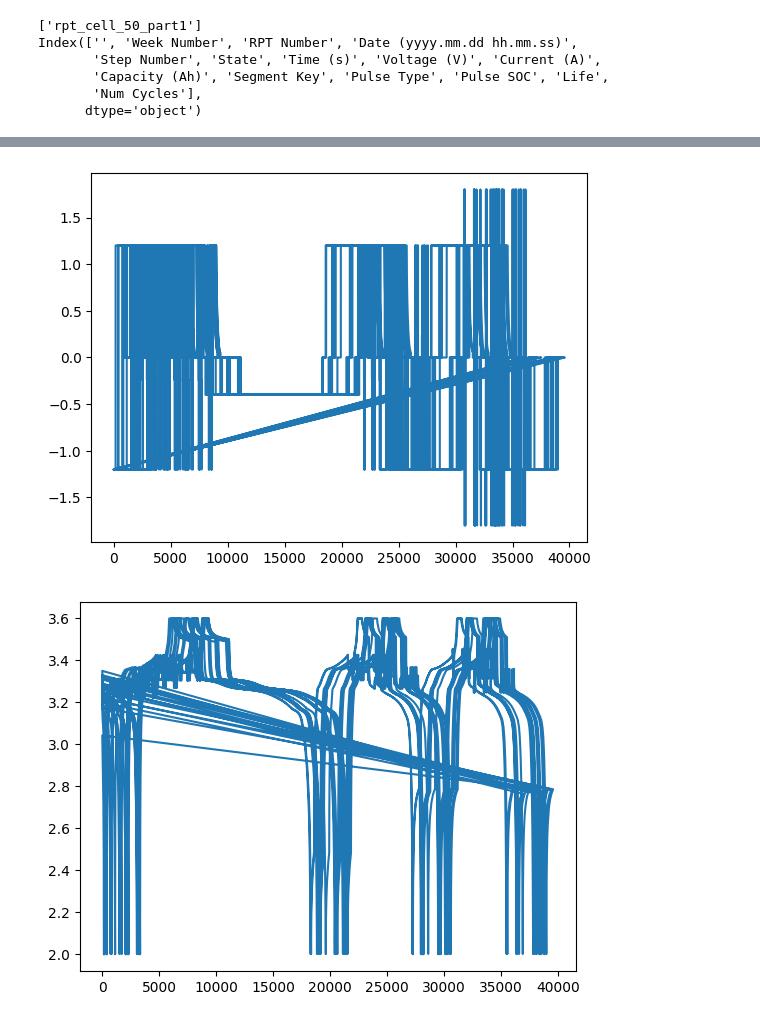
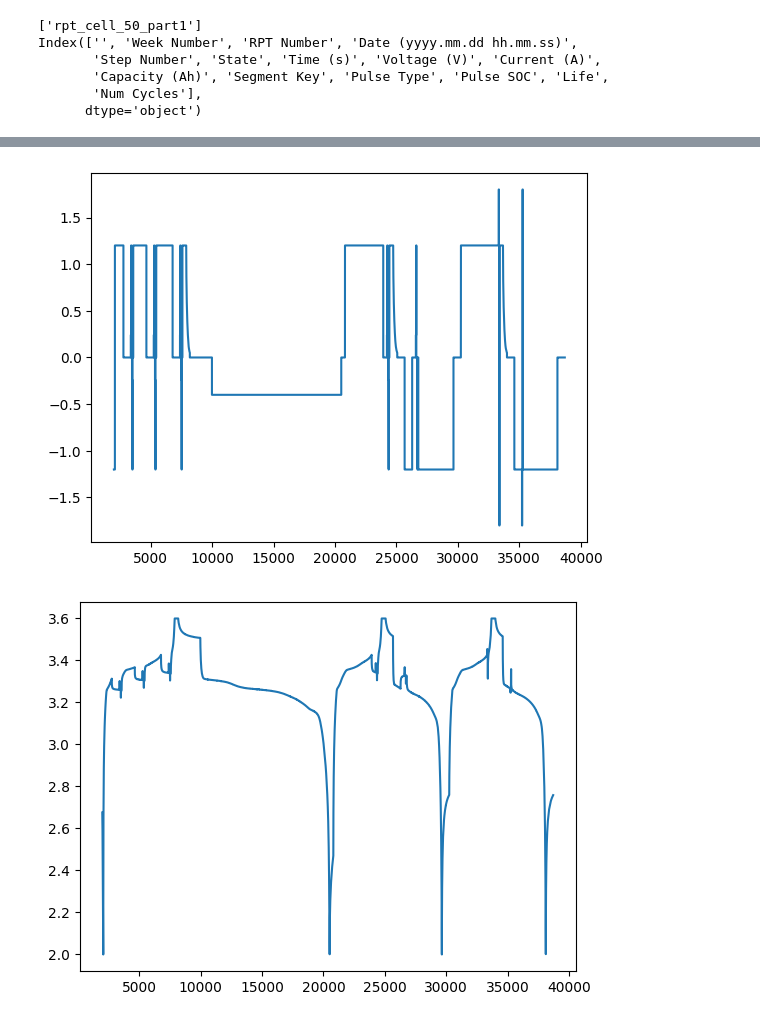
Before and after one commit to gsscala/star_dataset, a Jupyter notebook: first_analysis_data_uconn/20250917-gdtada-test_data_uconn.ipynb, the cells around one changed output, grey strips where cells are left out. Cells and saved outputs as stored; diff of their text form; code cells hidden in the pictures.

```diff
--- a/first_analysis_data_uconn/20250917-gdtada-test_data_uconn.ipynb
+++ b/first_analysis_data_uconn/20250917-gdtada-test_data_uconn.ipynb
@@ -74,0 +30,5 @@ dfI[:10]
+# %%
+dfTime = df["Time (s)"].astype(float)
+dfU = df["Voltage (V)"].astype(float)
+dfI = df["Current (A)"].astype(float)
+dfCapacity = df["Capacity (Ah)"].astype(float)
@@ -75,11 +48,11 @@ dfI[:10]
 # %%
 # plot current vs time
-plt.plot(dfTime, dfI)
+plt.plot(dfTime[0:44219], dfI[0:44219])
 plt.show()
 # %% [output]
-[figure, old version]
+[figure, new version]
 # %%
-plt.plot(dfTime, dfU)
+plt.plot(dfTime[0:44219], dfU[0:44219])
 plt.show()
 # %% [output]
-[figure, old version]
+[figure, new version]
```
Also changed, not shown: parts of 11 cells of this notebook, 3 other files.
